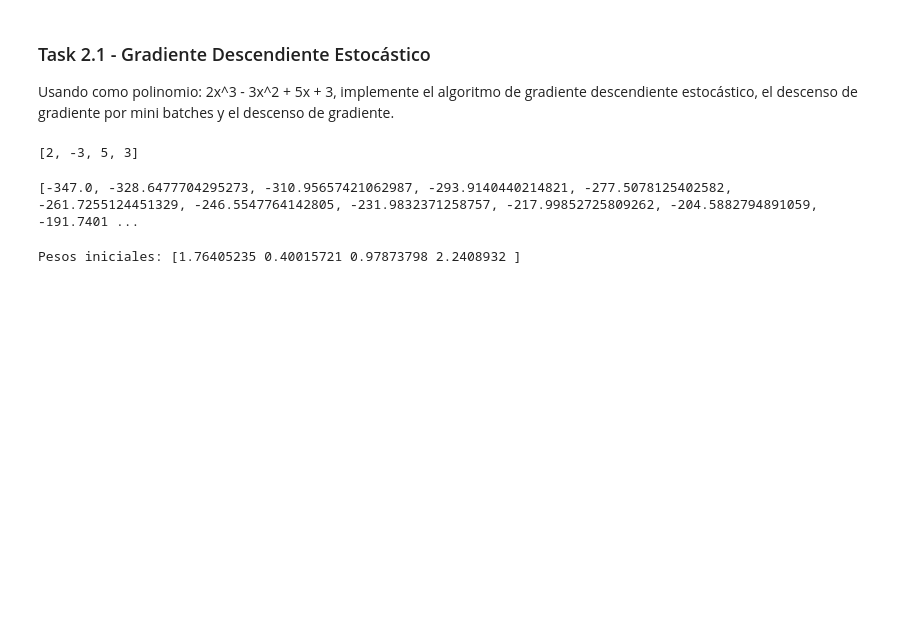
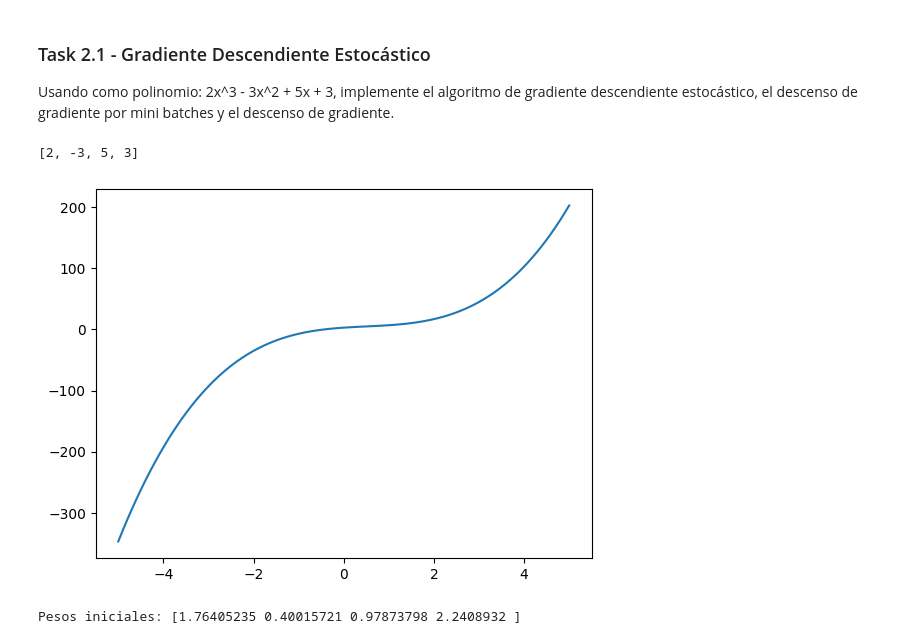
Before and after one commit to Kojimena/IA-L3, a Jupyter notebook: lab3.ipynb, the cells around one changed output. Saved outputs shown, nothing was run; the diff lists cells and outputs as text; code cells hidden in the pictures; blank space fills up the shorter version.

```diff
--- a/lab3.ipynb
+++ b/lab3.ipynb
@@ -52,11 +52,14 @@ y = []  # Valores de y, f(x)
 
 for x in X:
     y.append(np.polyval(polinomio, x))
-
-#X = np.concatenate([np.ones((len(X), 1)), X], axis=1)
-print(y)
-# %% [output]
-[-347.0, -328.6477704295273, -310.95657421062987, -293.9140440214821, -277.5078125402582, -261.7255124451329, -246.5547764142805, -231.9832371258757, -217.99852725809262, -204.5882794891059, -191.7401 ...
+# %%
+# graficar x vs y
+import matplotlib.pyplot as plt
+
+plt.plot(X, y)
+plt.show()
+# %% [output]
+[figure, added]
 # %%
 w = np.random.randn(4)  # Inicialización de los pesos
 
```
Also changed, not shown: parts of 13 cells of this notebook, 1 other file.
